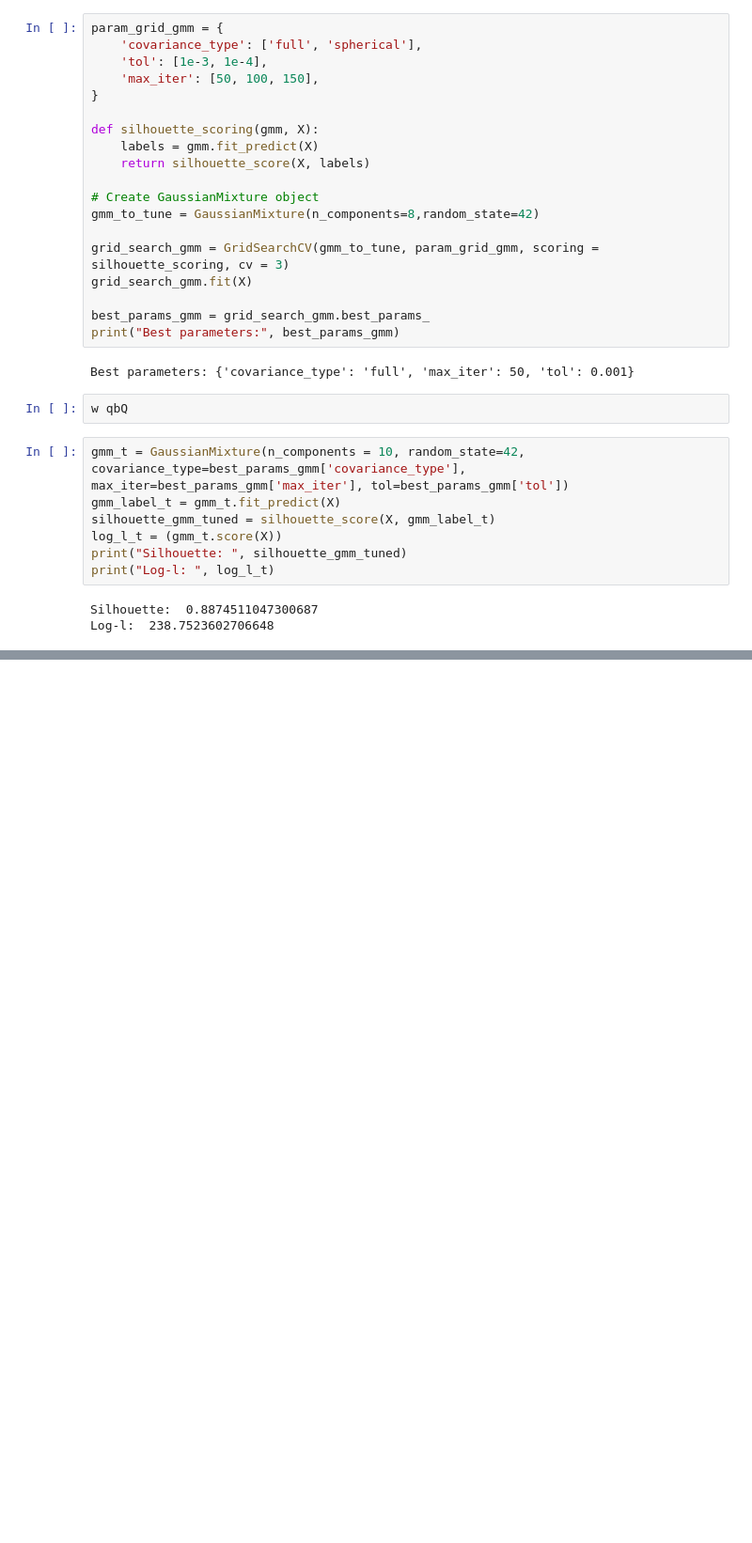
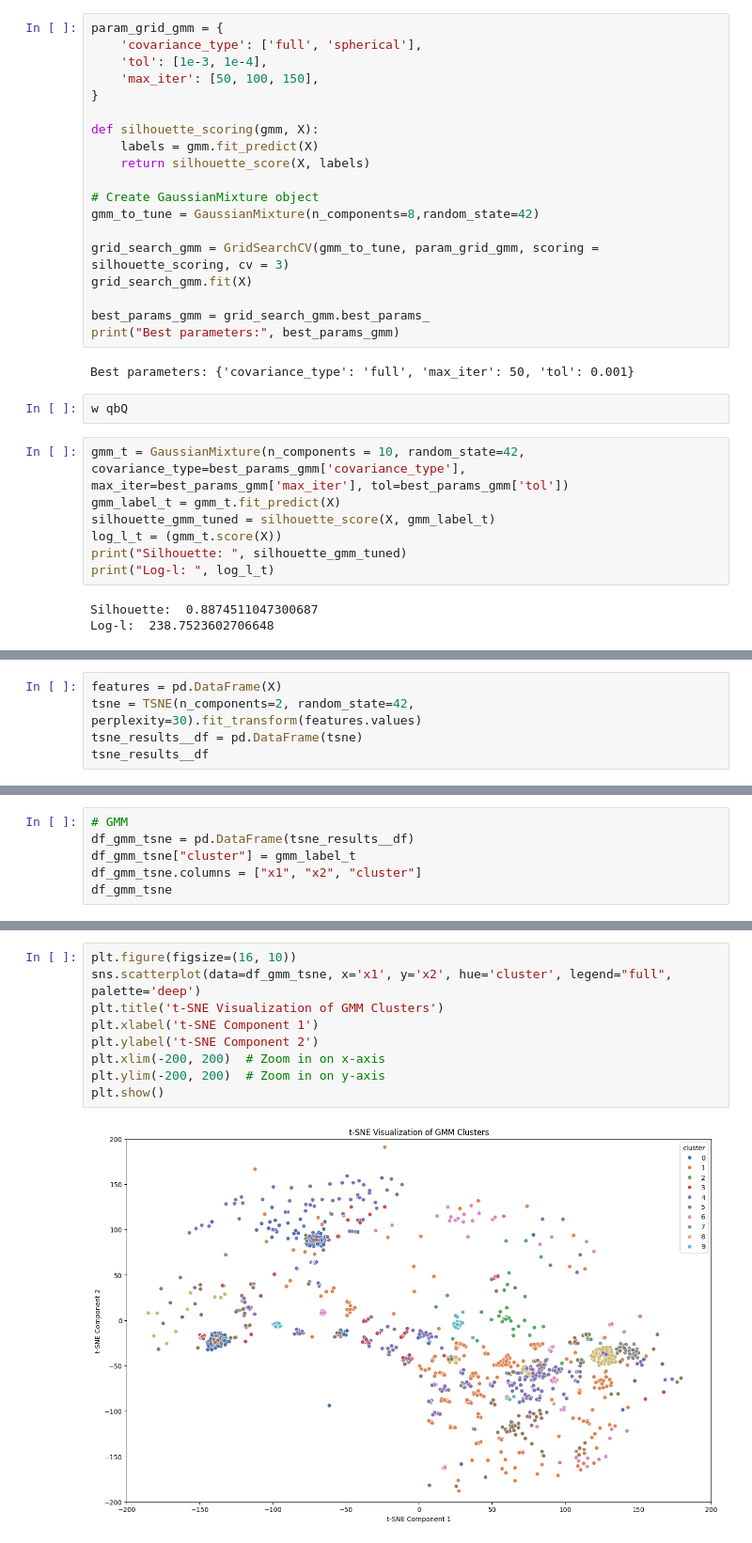
Before and after one commit to massimomecarelli/ML4N_project, a Jupyter notebook: Unsupervised_clustering.ipynb, the cells around one changed output, grey strips where cells are left out. Shown at 94% size. Cells and saved outputs as stored; diff of their text form; blank space fills up the shorter version.

```diff
--- a/Unsupervised_clustering.ipynb
+++ b/Unsupervised_clustering.ipynb
@@ -151,0 +154,5 @@ Log-l:  238.7523602706648
+# %%
+features = pd.DataFrame(X)
+tsne = TSNE(n_components=2, random_state=42, perplexity=30).fit_transform(features.values)
+tsne_results__df = pd.DataFrame(tsne)
+tsne_results__df
@@ -151,0 +186,6 @@ Log-l:  238.7523602706648
+# %%
+# GMM
+df_gmm_tsne = pd.DataFrame(tsne_results__df)
+df_gmm_tsne["cluster"] = gmm_label_t
+df_gmm_tsne.columns = ["x1", "x2", "cluster"]
+df_gmm_tsne
@@ -151,0 +206,11 @@ Log-l:  238.7523602706648
+# %%
+plt.figure(figsize=(16, 10))
+sns.scatterplot(data=df_gmm_tsne, x='x1', y='x2', hue='cluster', legend="full", palette='deep')
+plt.title('t-SNE Visualization of GMM Clusters')
+plt.xlabel('t-SNE Component 1')
+plt.ylabel('t-SNE Component 2')
+plt.xlim(-200, 200)  # Zoom in on x-axis
+plt.ylim(-200, 200)  # Zoom in on y-axis
+plt.show()
+# %% [output]
+[figure, added]
```
Also changed, not shown: parts of 6 cells of this notebook.
